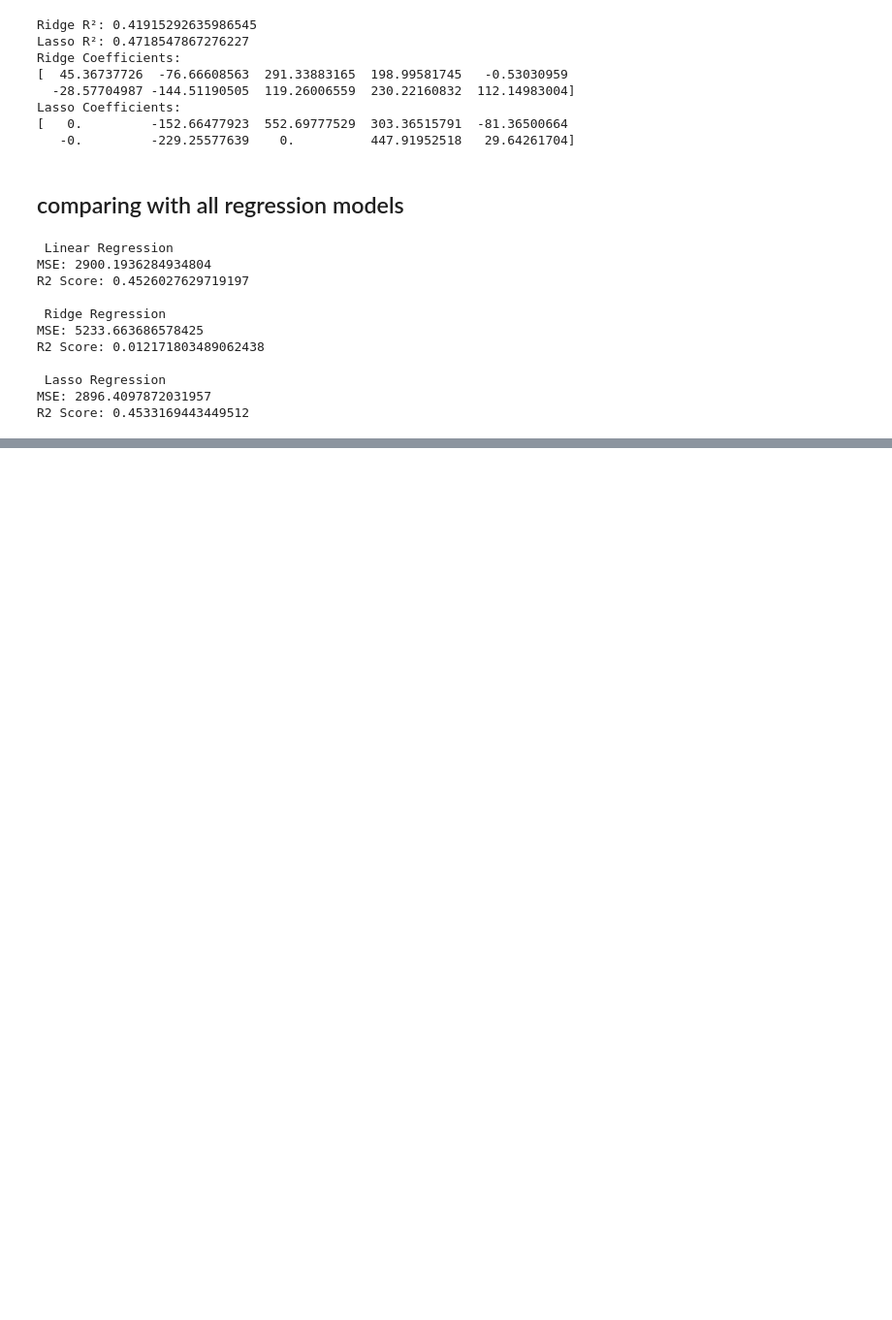
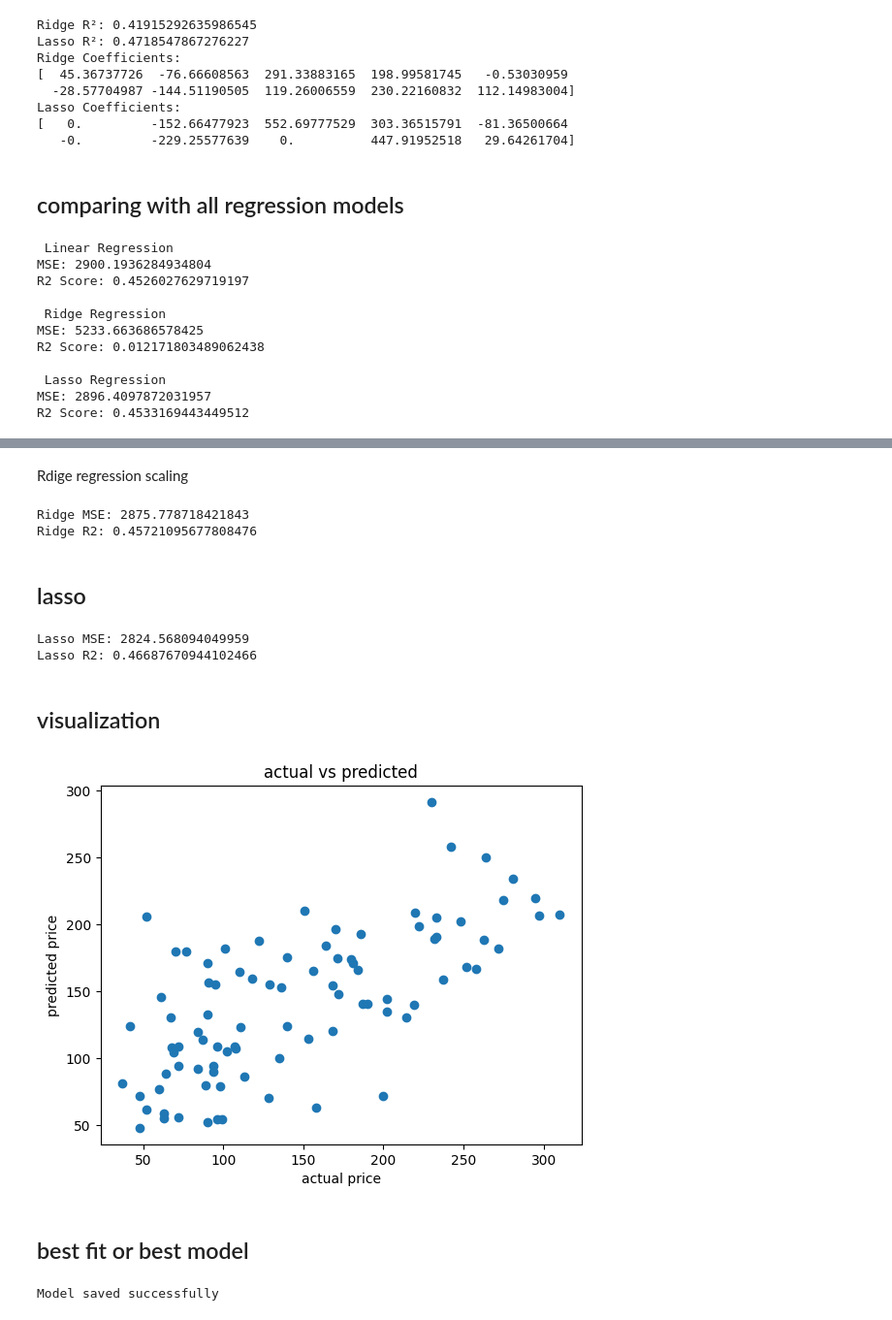
Before and after one commit to vdeekshith2007/NLP-BASICREASEARCH, a Jupyter notebook: machine-learning algorithms/linearregression,ridge and lasso.ipynb, the cells around one changed output, grey strips where cells are left out. Shown at 97% size. Saved outputs shown, nothing was run; the diff lists cells and outputs as text; code cells hidden in the pictures; blank space fills up the shorter version.

```diff
--- a/machine-learning algorithms/linearregression,ridge and lasso.ipynb
+++ b/machine-learning algorithms/linearregression,ridge and lasso.ipynb
@@ -254,0 +262,73 @@ R2 Score: 0.4533169443449512
+# %% [markdown]
+Rdige regression scaling
+# %%
+ridge = Ridge()
+
+ridge_regressor = GridSearchCV(
+    ridge,
+    params,
+    scoring="neg_mean_squared_error",
+    cv=5
+)
+
+ridge_regressor.fit(X_train_scaled, y_train)
+
+ridge_pred = ridge_regressor.predict(X_test_scaled)
+
+print("Ridge MSE:",
+      mean_squared_error(y_test, ridge_pred))
+
+print("Ridge R2:",
+      r2_score(y_test, ridge_pred))
+# %% [output]
+Ridge MSE: 2875.778718421843
+Ridge R2: 0.45721095677808476
+# %% [markdown]
+## lasso
+# %%
+lasso = Lasso()
+
+lasso_regressor = GridSearchCV(
+    lasso,
+    params,
+    scoring="neg_mean_squared_error",
+    cv=5
+)
+
+lasso_regressor.fit(X_train_scaled, y_train)
+
+lasso_pred = lasso_regressor.predict(X_test_scaled)
+
+print("Lasso MSE:",
+      mean_squared_error(y_test, lasso_pred))
+
+print("Lasso R2:",
+      r2_score(y_test, lasso_pred))
+# %% [output]
+Lasso MSE: 2824.568094049959
+Lasso R2: 0.46687670944102466
+# %% [markdown]
+## visualization
+# %%
+import matplotlib.pyplot as plt
+plt.scatter(y_test,y_pred)
+plt.xlabel("actual price")
+plt.ylabel("predicted price")
+plt.title("actual vs predicted")
+plt.show()
+# %% [output]
+[figure, added]
+# %% [markdown]
+## best fit or best model
+# %%
+import pickle
+
+
+best_lasso = lasso_regressor.best_estimator_
+
+with open("house_price_model.pkl", "wb") as file:
+    pickle.dump(best_lasso, file)
+
+print("Model saved successfully")
+# %% [output]
+Model saved successfully
```
Also changed, not shown: parts of 2 cells of this notebook, 1 other file.
